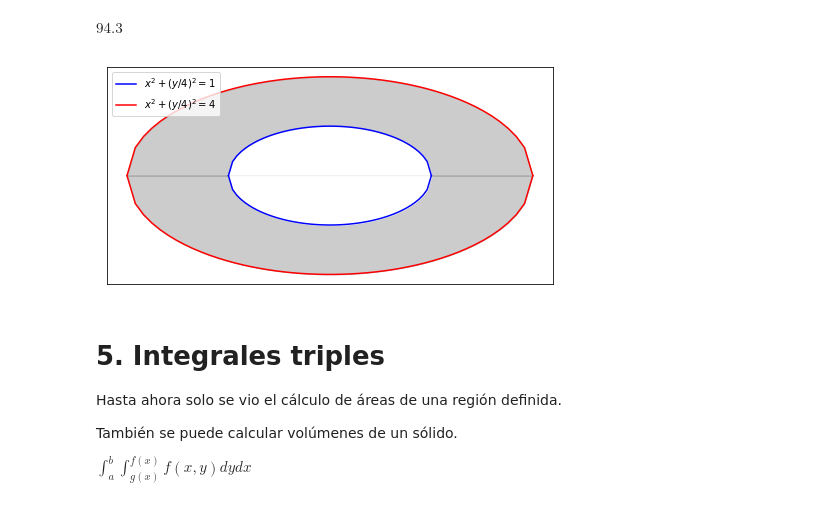
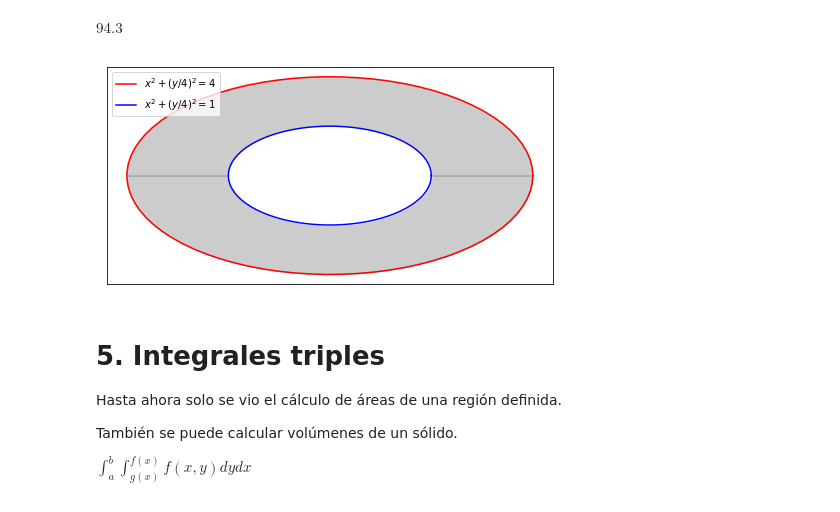
Before and after one commit to HernanMagallanes/AM_Python, a Jupyter notebook: Cálculo integral con python.ipynb, the cells around one changed output. Saved outputs shown, nothing was run; the diff lists cells and outputs as text; code cells hidden in the pictures.

```diff
--- a/Cálculo integral con python.ipynb
+++ b/Cálculo integral con python.ipynb
@@ -843,47 +794,35 @@ N(A.subs(a,1).subs(b,2), 3)
 # %% [output]
 $\displaystyle 94.3$
 # %%
-# funciones (x/a)^2 + (y/b)^2 = r^2
+# funciones
+
+t = np.linspace(0,2*np.pi,80)
 
 # (x/1)^2 + (y/4)^2 = 1
-
-x1 = np.linspace(-1,1,50)
-ya1 = 2 *np.sqrt(1 - (x1)**2) #mitad de arriba
-yb1 = - 2 *np.sqrt(1 - (x1)**2) #mitad de abajo
-
+xa = np.cos(t)
+ya = np.sin(t) * 0.5
 
 # (x/1)^2 + (y/4)^2 = 4
-
-x4 = np.linspace(-2,2,50)
-ya4 = 2 *np.sqrt(4 - (x4)**2) #mitad de arriba
-yb4 = -2 *np.sqrt(4 - (x4)**2) #mitad de abajo
-
+xb = 2* np.cos(t)
+yb = 2* np.sin(t) * 0.5
 
 # grafico
 plt.figure(figsize=(8,4))
 
-plt.plot(x1,ya1, color='b', label='$x^2 + (y/4)^2 = 1$')
-plt.plot(x1,yb1, color='b')
+plt.plot(xb,yb, color='r',label='$x^2 + (y/4)^2 = 4$')
+plt.plot(xa,ya, color='b', label='$x^2 + (y/4)^2 = 1$')
 
-plt.plot(x4,ya4, color='r',label='$x^2 + (y/4)^2 = 4$')
-plt.plot(x4,yb4, color='r')
-
-
-#plt.plot(x_area,y_area, color='r') # AUX
-plt.fill_between(x4, 0, ya4, alpha=0.4, color='grey')
-plt.fill_between(x1, 0, ya1, alpha=1, color='w')
-
-plt.fill_between(x4, yb4, 0, alpha=0.4, color='grey')
-plt.fill_between(x1, yb1, 0, alpha=1, color='w')
+# área
+plt.fill_between(xb, 0, yb, alpha=0.4, color='grey')
+plt.fill_between(xa, 0, ya, alpha=1, color='w')
 
 plt.legend(loc=2)
-
 plt.xticks([])
 plt.yticks([])
 
 plt.show()
 # %% [output]
-[figure, old version]
+[figure, new version]
 # %% [markdown]
 # 5. Integrales triples
 
```
Also changed, not shown: parts of 25 cells of this notebook.
